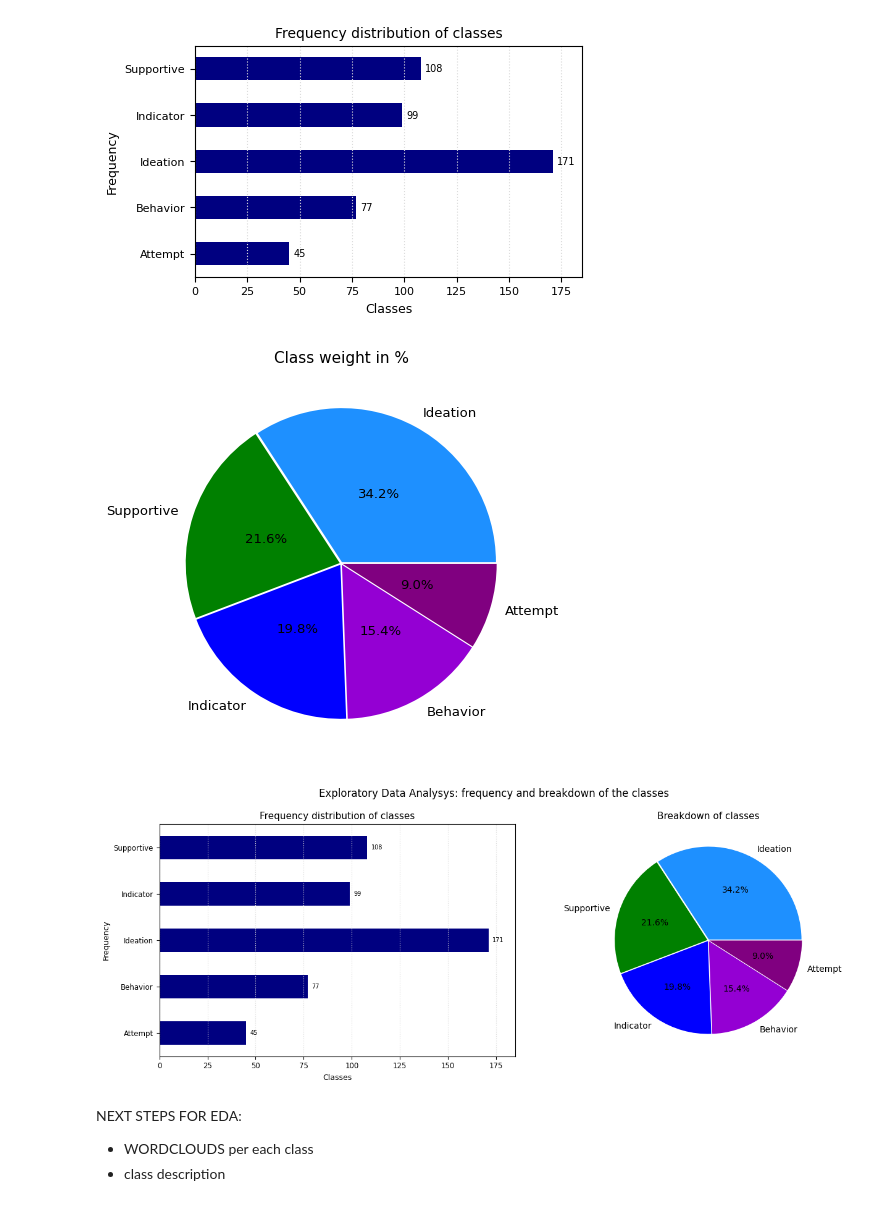
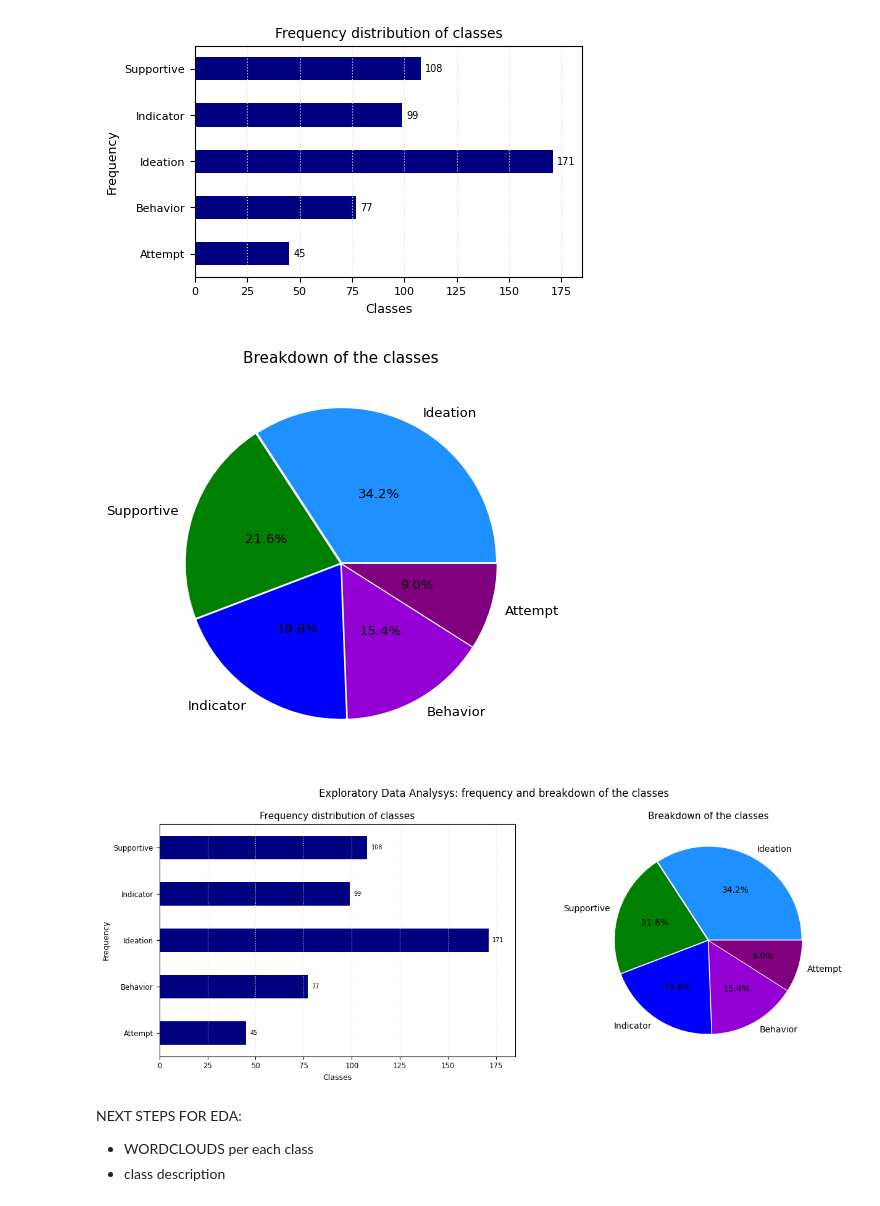
Before and after one commit to SebastianoDenegri/Targeted_Suicide_Intervention, a Jupyter notebook: targeted_suicide_intervention.ipynb, the cells around one changed output. Drawn from its saved outputs; the diff is of its cells as text; code cells hidden in the pictures.

```diff
--- a/targeted_suicide_intervention.ipynb
+++ b/targeted_suicide_intervention.ipynb
@@ -271,20 +270,20 @@ plt.show()
 # %%
 data['Label'].value_counts().plot(kind='pie',
                                   figsize=(5,5), # set axis lengths
                                   autopct='%1.1f%%',
                                   startangle=0, # rotates the start of the pie by ... degree counter-clock wise
                                   shadow=False, #add a shadow
                                   labels=data['Label'].value_counts().index,
                                   pctdistance=0.5, # push out the slice values
                                   colors=['dodgerblue','green','blue','darkviolet','purple'],
                                   fontsize=9.5,
                                   explode=[0.01,0.01,0.01,0.01,0.01])
 
-plt.title('Class weight in %', fontsize=11)
+plt.title('Breakdown of the classes', fontsize=11)
 plt.axis('off')
 plt.show()
 # %% [output]
-[figure, old version]
+[figure, new version]
 # %%
 fig = plt.figure(figsize=(13,5))
 barchart = fig.add_subplot(1,2,1)
@@ -318,14 +317,14 @@ data['Label'].value_counts().plot(kind='pie',
                                   explode=[0.01,0.01,0.01,0.01,0.01],
                                   ax=piechart)
 
-piechart.set_title('Breakdown of classes', fontsize=11)
+piechart.set_title('Breakdown of the classes', fontsize=11)
 piechart.set_ylabel('')
 
 fig.suptitle('Exploratory Data Analysys: frequency and breakdown of the classes', fontsize=12)
 plt.tight_layout(pad=1.08)
 plt.show()
 # %% [output]
-[figure, old version]
+[figure, new version]
 # %% [markdown]
 NEXT STEPS FOR EDA:
 - WORDCLOUDS per each class
```
Also changed, not shown: parts of 13 cells of this notebook.
